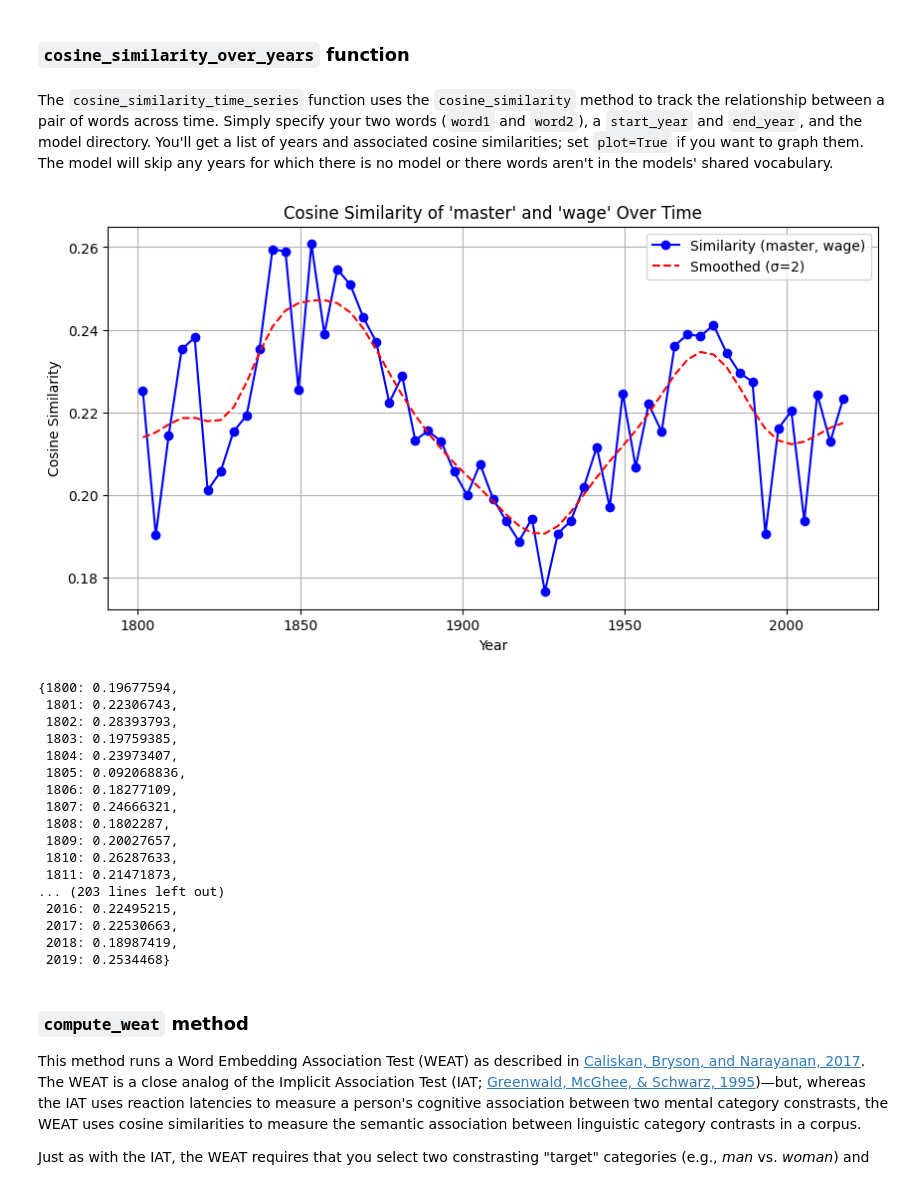
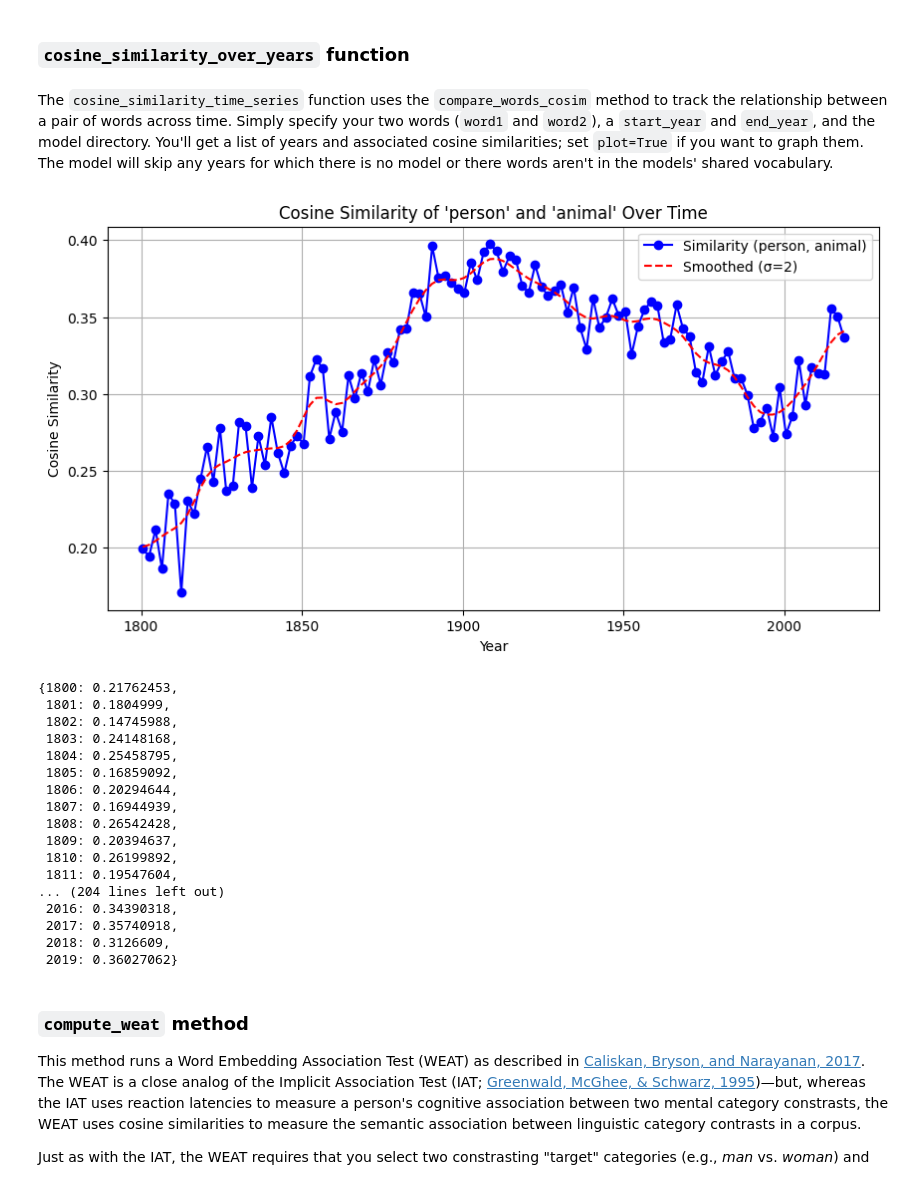
Before and after one commit to eric-d-knowles/hist_w2v, a Jupyter notebook: notebooks/workflow_analyze_change.ipynb, the cells around one changed output. Drawn from its saved outputs; the diff is of its cells as text; code cells hidden in the pictures.

```diff
--- a/notebooks/workflow_analyze_change.ipynb
+++ b/notebooks/workflow_analyze_change.ipynb
@@ -186,37 +184,37 @@ Tracking semantic drift for word: 'person' (Excluding: 0 words)
 # %% [markdown]
 ### `cosine_similarity_over_years` function
 # %% [markdown]
-The `cosine_similarity_time_series` function uses the `cosine_similarity` method to track the relationship between a pair of words across time. Simply specify your two words (`word1` and `word2`), a `start_year` and `end_year`, and the model directory. You'll get a list of years and associated cosine similarities; set `plot=True` if you want to graph them. The model will skip any years for which there is no model or there words aren't in the models' shared vocabulary.
+The `cosine_similarity_time_series` function uses the `compare_words_cosim` method to track the relationship between a pair of words across time. Simply specify your two words (`word1` and `word2`), a `start_year` and `end_year`, and the model directory. You'll get a list of years and associated cosine similarities; set `plot=True` if you want to graph them. The model will skip any years for which there is no model or there words aren't in the models' shared vocabulary.
 # %%
 cosine_similarity_over_years(
-    word1='master',
-    word2='wage',
+    word1='person',
+    word2='animal',
     start_year=1800,
     end_year=2019,
     model_dir=f'{model_path}',
-    plot=4,
+    plot=2,
     smooth=True,
     sigma=2
 )
 # %% [output]
-[figure, old version]
+[figure, new version]
-{1800: 0.19677594,
- 1801: 0.22306743,
- 1802: 0.28393793,
- 1803: 0.19759385,
- 1804: 0.23973407,
- 1805: 0.092068836,
- 1806: 0.18277109,
- 1807: 0.24666321,
- 1808: 0.1802287,
- 1809: 0.20027657,
- 1810: 0.26287633,
- 1811: 0.21471873,
-... (203 lines left out)
- 2016: 0.22495215,
- 2017: 0.22530663,
- 2018: 0.18987419,
- 2019: 0.2534468}
+{1800: 0.21762453,
+ 1801: 0.1804999,
+ 1802: 0.14745988,
+ 1803: 0.24148168,
+ 1804: 0.25458795,
+ 1805: 0.16859092,
+ 1806: 0.20294644,
+ 1807: 0.16944939,
+ 1808: 0.26542428,
+ 1809: 0.20394637,
+ 1810: 0.26199892,
+ 1811: 0.19547604,
+... (204 lines left out)
+ 2016: 0.34390318,
+ 2017: 0.35740918,
+ 2018: 0.3126609,
+ 2019: 0.36027062}
 # %% [markdown]
 ### `compute_weat` method
 This method runs a Word Embedding Association Test (WEAT) as described in [Caliskan, Bryson, and Narayanan, 2017](https://www.science.org/doi/10.1126/science.aal4230). The WEAT is a close analog of the Implicit Association Test (IAT; [Greenwald, McGhee, & Schwarz, 1995](https://psycnet.apa.org/record/1998-02892-004))—but, whereas the IAT uses reaction latencies to measure a person's cognitive association between two mental category constrasts, the WEAT uses cosine similarities to measure the semantic association between linguistic category contrasts in a corpus.
```
Also changed, not shown: parts of 12 cells of this notebook, 8 other files.
